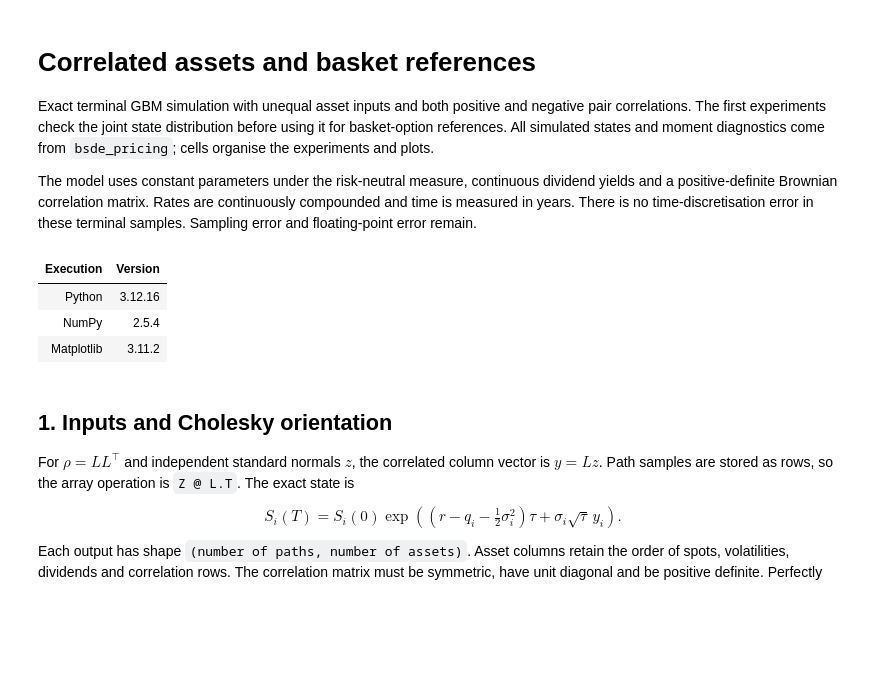
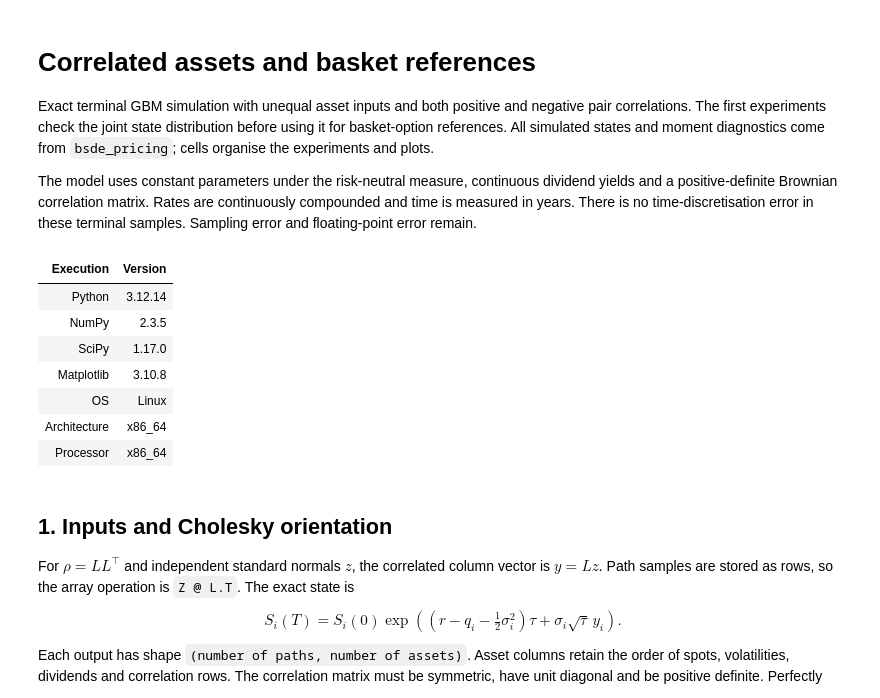
Before and after one commit to KVInator/deep-bsde-pricing, a Jupyter notebook: notebooks/02_basket_references.ipynb, the cells around one changed output. Drawn from its saved outputs; the diff is of its cells as text; code cells hidden in the pictures; blank space fills up the shorter version.

```diff
--- a/notebooks/02_basket_references.ipynb
+++ b/notebooks/02_basket_references.ipynb
@@ -11,39 +11,48 @@ from dataclasses import replace
 import html
 import os
 import platform
+import scipy
+from time import perf_counter
 import numpy as np
 import matplotlib
 import matplotlib.pyplot as plt
 from IPython.display import HTML, display
 
 cwd = Path.cwd()
 root = next((p for p in (cwd, cwd.parent) if (p / "bsde_pricing").is_dir()), None)
 if root is None:
     raise RuntimeError("Open the deep-bsde-pricing repository folder and restart the kernel.")
 os.chdir(root)
 from bsde_pricing.problems import GBMModel, EuropeanCall, PricingCase, correlated_case
 from bsde_pricing.sampling import TerminalSampleDiagnostics
 
 %matplotlib inline
 plt.rcParams.update({"figure.dpi":90, "axes.spines.top":False,
                      "axes.spines.right":False, "axes.grid":True, "grid.alpha":0.2})
 
 def table(headers, rows):
     head = "".join(f"<th>{html.escape(str(v))}</th>" for v in headers)
     body = "".join("<tr>" + "".join(
         f"<td>{html.escape(format(v, '.7g') if isinstance(v, (float, np.floating)) else str(v))}</td>"
         for v in row) + "</tr>" for row in rows)
     display(HTML(f"<table><thead><tr>{head}</tr></thead><tbody>{body}</tbody></table>"))
 
 table(["Execution", "Version"], [("Python", platform.python_version()),
-      ("NumPy", np.__version__), ("Matplotlib", matplotlib.__version__)])
+      ("NumPy", np.__version__), ("SciPy", scipy.__version__),
+      ("Matplotlib", matplotlib.__version__), ("OS", platform.system()),
+      ("Architecture", platform.machine()), ("Processor", platform.processor() or "not reported")])
 from bsde_pricing.geometric_basket import GeometricBasketReference
 from bsde_pricing.monte_carlo import MonteCarloPricer
+from bsde_pricing.basket_reference import BasketReferencePricer
 # %% [output]
 | Execution | Version |
-| Python | 3.12.16 |
-| NumPy | 2.5.4 |
-| Matplotlib | 3.11.2 |
+| Python | 3.12.14 |
+| NumPy | 2.3.5 |
+| SciPy | 1.17.0 |
+| Matplotlib | 3.10.8 |
+| OS | Linux |
+| Architecture | x86_64 |
+| Processor | x86_64 |
 # %% [markdown]
 ## 1. Inputs and Cholesky orientation
 
```
Also changed, not shown: parts of 13 cells of this notebook, 7 other files.
